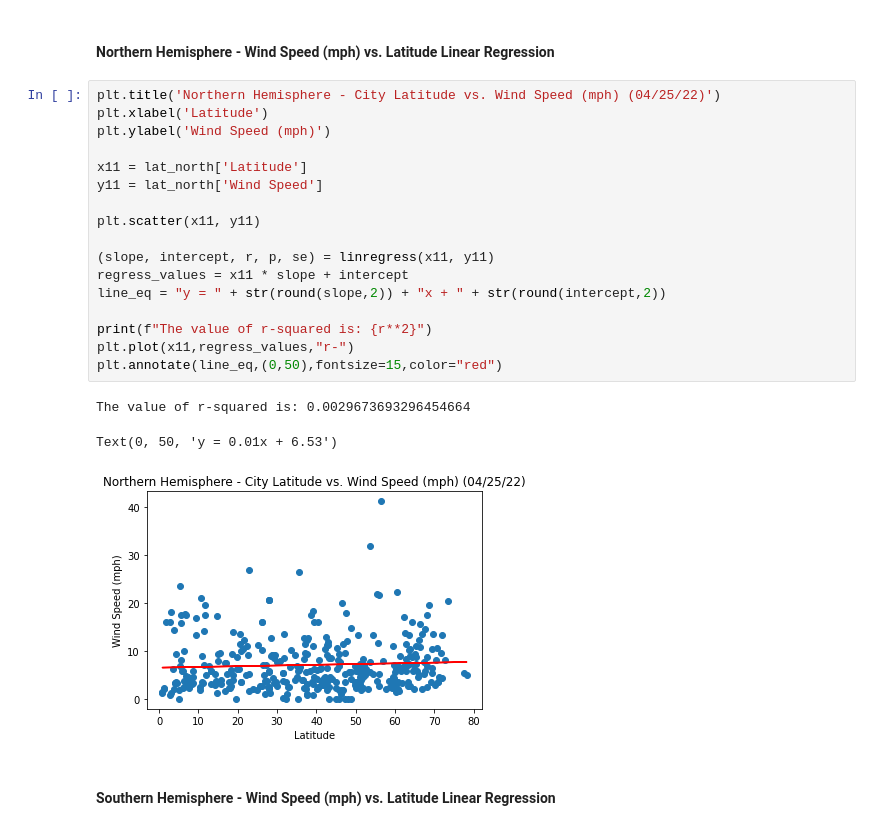
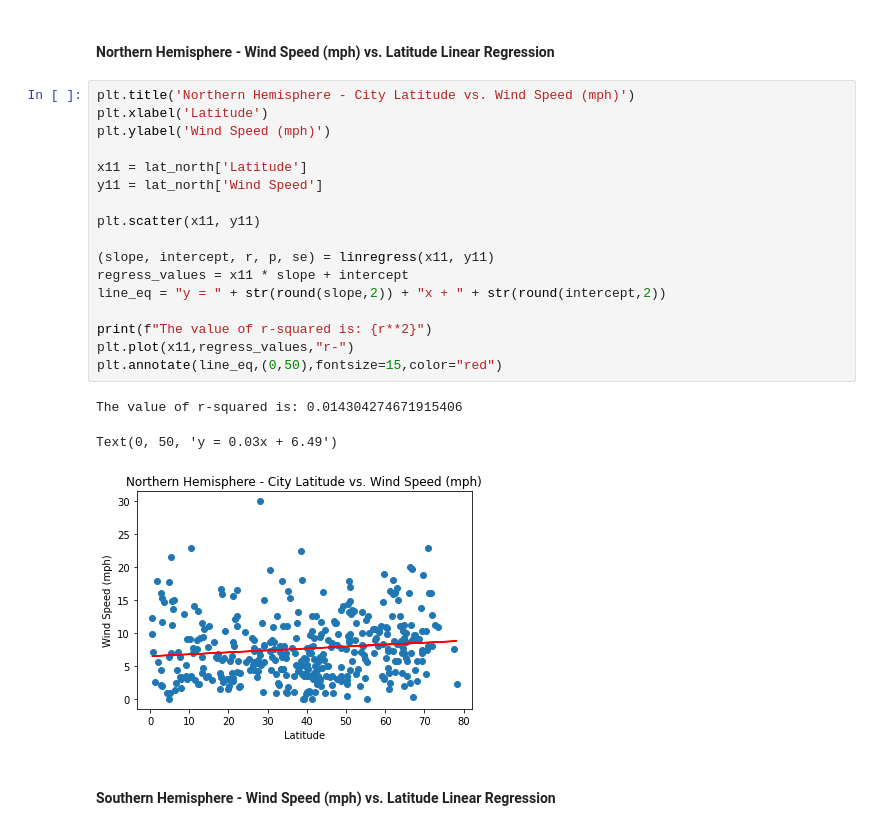
Before and after one commit to klew1230/python-api-challenge, a Jupyter notebook: WeatherPy/WeatherPy.ipynb, the cells around one changed output. Drawn from its saved outputs; the diff is of its cells as text.

```diff
--- a/WeatherPy/WeatherPy.ipynb
+++ b/WeatherPy/WeatherPy.ipynb
@@ -399,26 +399,26 @@ Text(0, 50, 'y = -0.12x + 45.76')
 # %% [markdown]
 ####  Northern Hemisphere - Wind Speed (mph) vs. Latitude Linear Regression
 # %%
-plt.title('Northern Hemisphere - City Latitude vs. Wind Speed (mph) (04/25/22)')
+plt.title('Northern Hemisphere - City Latitude vs. Wind Speed (mph)')
 plt.xlabel('Latitude')
 plt.ylabel('Wind Speed (mph)')
 
 x11 = lat_north['Latitude']
 y11 = lat_north['Wind Speed']
 
 plt.scatter(x11, y11)
 
 (slope, intercept, r, p, se) = linregress(x11, y11)
 regress_values = x11 * slope + intercept
 line_eq = "y = " + str(round(slope,2)) + "x + " + str(round(intercept,2))
 
 print(f"The value of r-squared is: {r**2}")
 plt.plot(x11,regress_values,"r-")
 plt.annotate(line_eq,(0,50),fontsize=15,color="red")
 # %% [output]
-The value of r-squared is: 0.0029673693296454664
+The value of r-squared is: 0.014304274671915406
-Text(0, 50, 'y = 0.01x + 6.53')
+Text(0, 50, 'y = 0.03x + 6.49')
-[figure, old version]
+[figure, new version]
 # %% [markdown]
 ####  Southern Hemisphere - Wind Speed (mph) vs. Latitude Linear Regression
 # %%
```
Also changed, not shown: parts of 16 cells of this notebook, 3 other files.
